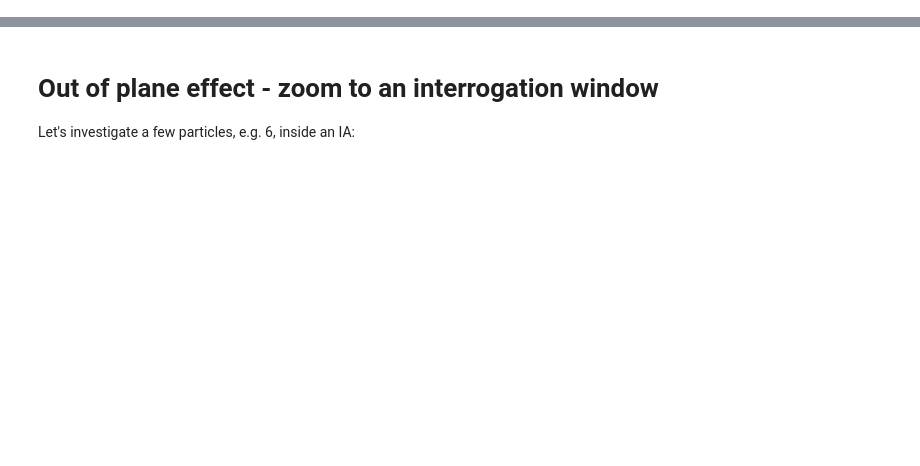
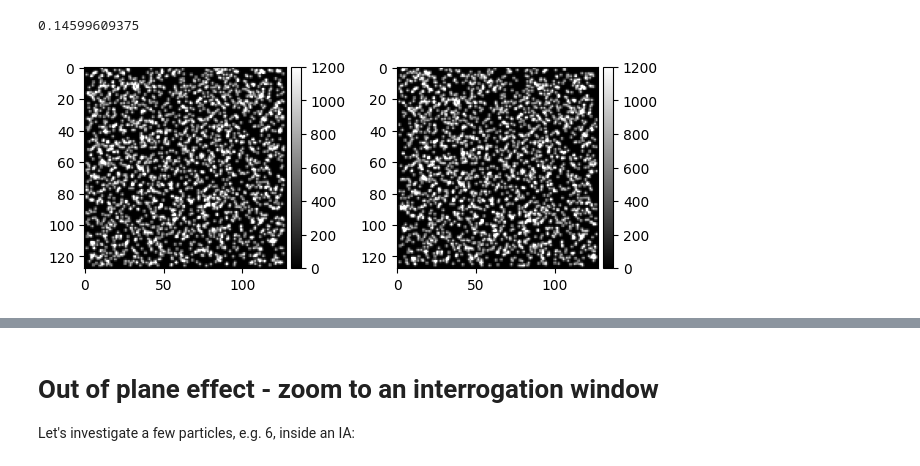
Before and after one commit to matthiasprobst/synpivimage, a Jupyter notebook: examples/out_of_plane.ipynb, the cells around one changed output, grey strips where cells are left out. Cells and saved outputs as stored; diff of their text form; code cells hidden in the pictures; blank space fills up the shorter version.

```diff
--- a/examples/out_of_plane.ipynb
+++ b/examples/out_of_plane.ipynb
@@ -43,3 +66,26 @@ imgA, _, partA = spi.generate_image(
+# %%
+imgA, partA = spi.take_image(particles=particles,
+                             cam=cam,
+                             laser=laser,
+                             particle_peak_count=1000)
+# %%
+partA.in_fov.sum()/cam.nx/cam.ny
+# %% [output]
+0.14599609375
+# %%
+partB = partA.displace(dx=5, dy=10, dz=0.1)
+# %%
+imgB, partB = spi.take_image(particles=partB,
+                            cam=cam, laser=laser,
+                             particle_peak_count=1000)
+# %%
+fig, axs = plt.subplots(1, 2)
+plot_img(imgA, axs[0], vmax=1200)
+plot_img(imgB, axs[1], vmax=1200)
+plt.tight_layout()
+plt.show()
+# %% [output]
+[figure, added]
 # %%
 from synpivimage import velocityfield
 
```
Also changed, not shown: parts of 11 cells of this notebook, 8 other files.
